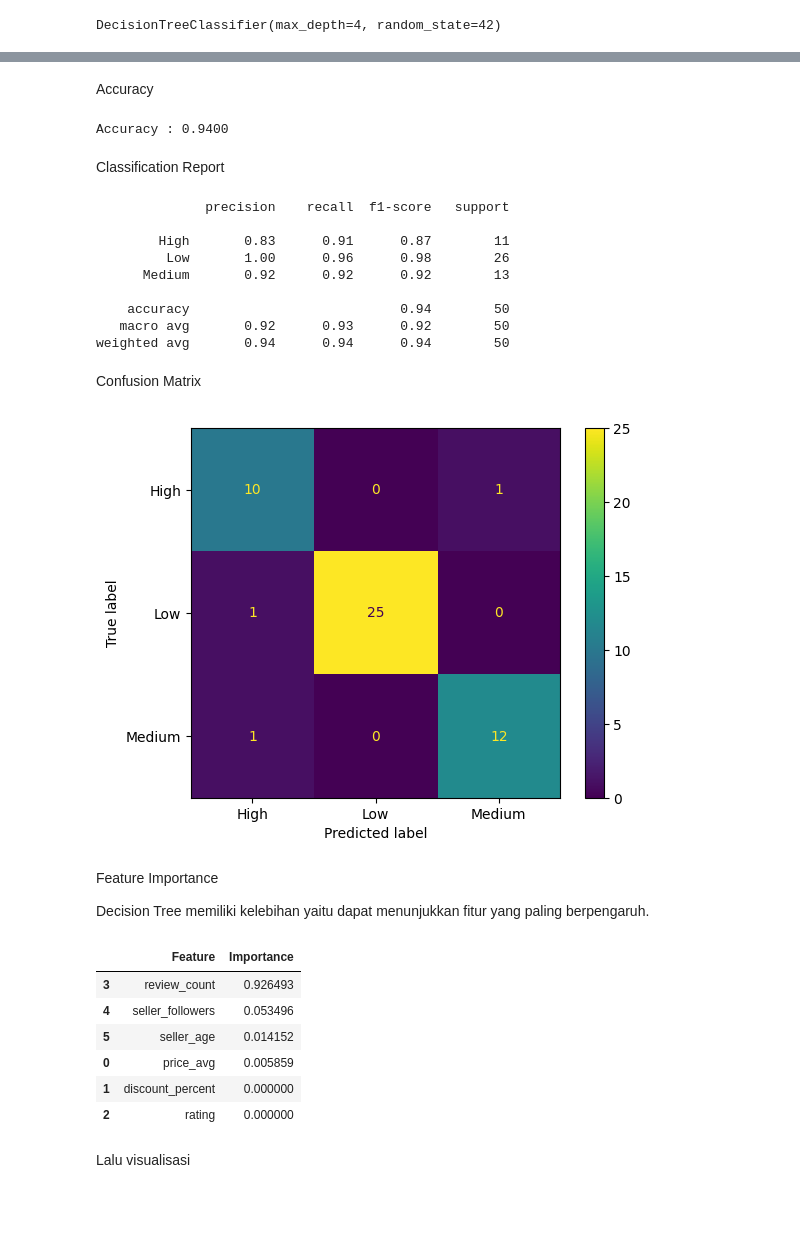
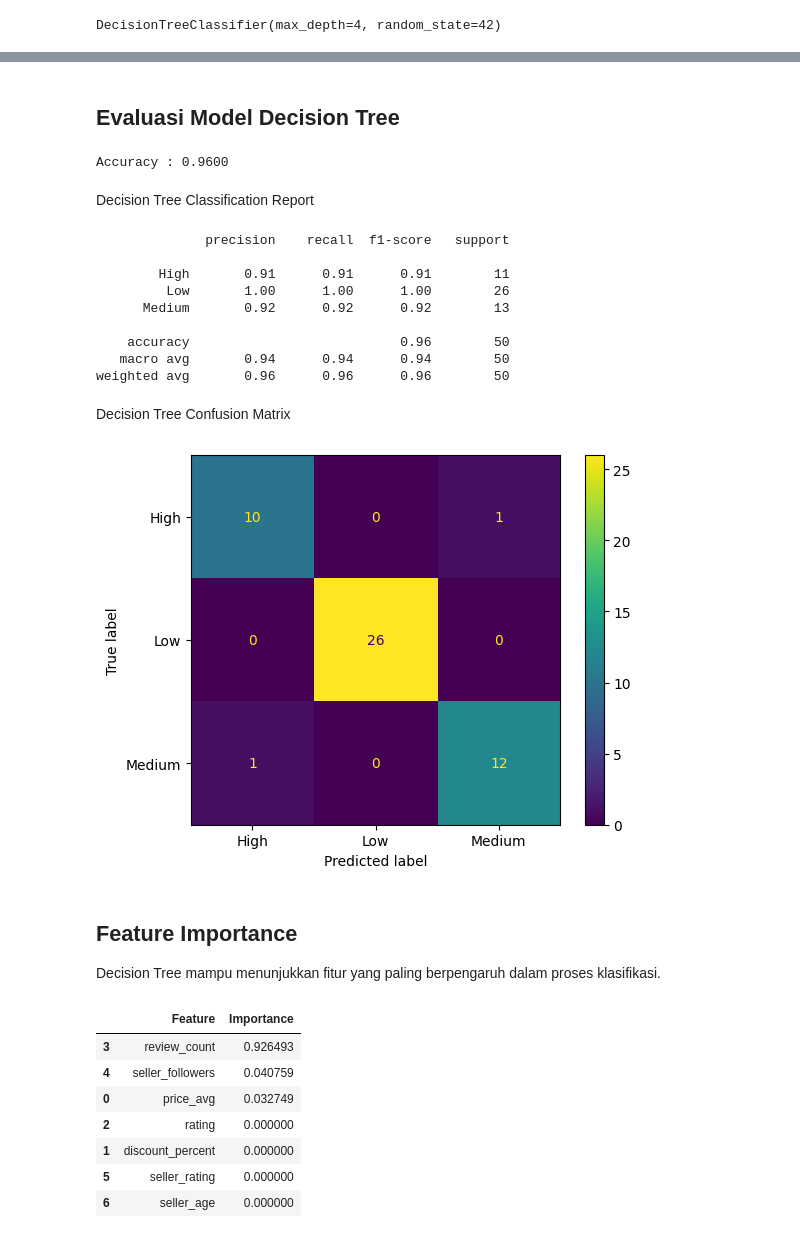
Before and after one commit to walsptr/tugas_ds, a Jupyter notebook: notebooks/05_classification.ipynb, the cells around one changed output, grey strips where cells are left out. Saved outputs shown, nothing was run; the diff lists cells and outputs as text; code cells hidden in the pictures; blank space fills up the shorter version.

Commit message:
classification

```diff
--- a/notebooks/05_classification.ipynb
+++ b/notebooks/05_classification.ipynb
@@ -75,18 +115,12 @@ Feature Selection
 # %%
 features = [
-
     "price_avg",
-
     "discount_percent",
-
     "rating",
-
     "review_count",
-
     "seller_followers",
-
+    "seller_rating",
     "seller_age"
-
 ]
 
 X = df[features].fillna(0)
@@ -122,18 +155,12 @@ Model klasifikasi dibangun menggunakan algoritma Decision Tree.
 # %%
-model = DecisionTreeClassifier(
-
-    random_state=42,
-
-    max_depth=4
-
+dt_model = DecisionTreeClassifier(
+    max_depth=4,
+    random_state=42
 )
 
-model.fit(
-
+dt_model.fit(
     X_train,
-
     y_train
-
 )
 # %% [output]
 DecisionTreeClassifier(max_depth=4, random_state=42)
@@ -144,73 +171,72 @@ y_pred = model.predict(X_test)
 # %% [markdown]
-Accuracy
+## Evaluasi Model Decision Tree
 # %%
-acc = accuracy_score(
+dt_acc = accuracy_score(
     y_test,
-    y_pred
+    dt_pred
 )
 
-print(f"Accuracy : {acc:.4f}")
+print(f"Accuracy : {dt_acc:.4f}")
 # %% [output]
-Accuracy : 0.9400
+Accuracy : 0.9600
 # %% [markdown]
-Classification Report
+Decision Tree Classification Report
 # %%
 print(
     classification_report(
         y_test,
-        y_pred
+        dt_pred
     )
 )
 # %% [output]
               precision    recall  f1-score   support
 
-        High       0.83      0.91      0.87        11
-         Low       1.00      0.96      0.98        26
+        High       0.91      0.91      0.91        11
+         Low       1.00      1.00      1.00        26
       Medium       0.92      0.92      0.92        13
 
-    accuracy                           0.94        50
-   macro avg       0.92      0.93      0.92        50
-weighted avg       0.94      0.94      0.94        50
+    accuracy                           0.96        50
+   macro avg       0.94      0.94      0.94        50
+weighted avg       0.96      0.96      0.96        50
 # %% [markdown]
-Confusion Matrix
+Decision Tree Confusion Matrix
 # %%
 cm = confusion_matrix(
     y_test,
-    y_pred
+    dt_pred
 )
 
 disp = ConfusionMatrixDisplay(
     confusion_matrix=cm,
-    display_labels=model.classes_
+    display_labels=dt_model.classes_
 )
 
 disp.plot()
 
 plt.show()
 # %% [output]
-[figure, old version]
+[figure, new version]
 # %% [markdown]
-Feature Importance
+## Feature Importance
 
-Decision Tree memiliki kelebihan yaitu dapat menunjukkan fitur yang paling berpengaruh.
+Decision Tree mampu menunjukkan fitur yang paling berpengaruh dalam proses klasifikasi.
 # %%
-importance = pd.DataFrame({
+dt_importance = pd.DataFrame({
     "Feature": X.columns,
-    "Importance": model.feature_importances_
+    "Importance": dt_model.feature_importances_
 })
 
-importance.sort_values(
+dt_importance.sort_values(
     "Importance",
     ascending=False
 )
 # %% [output]
 |  | Feature | Importance |
 | 3 | review_count | 0.926493 |
-| 4 | seller_followers | 0.053496 |
-| 5 | seller_age | 0.014152 |
-| 0 | price_avg | 0.005859 |
+| 4 | seller_followers | 0.040759 |
+| 0 | price_avg | 0.032749 |
+| 2 | rating | 0.000000 |
 | 1 | discount_percent | 0.000000 |
-| 2 | rating | 0.000000 |
+| 5 | seller_rating | 0.000000 |
+| 6 | seller_age | 0.000000 |
-# %% [markdown]
-Lalu visualisasi
 # %%
```
Also changed, not shown: parts of 31 cells of this notebook.
